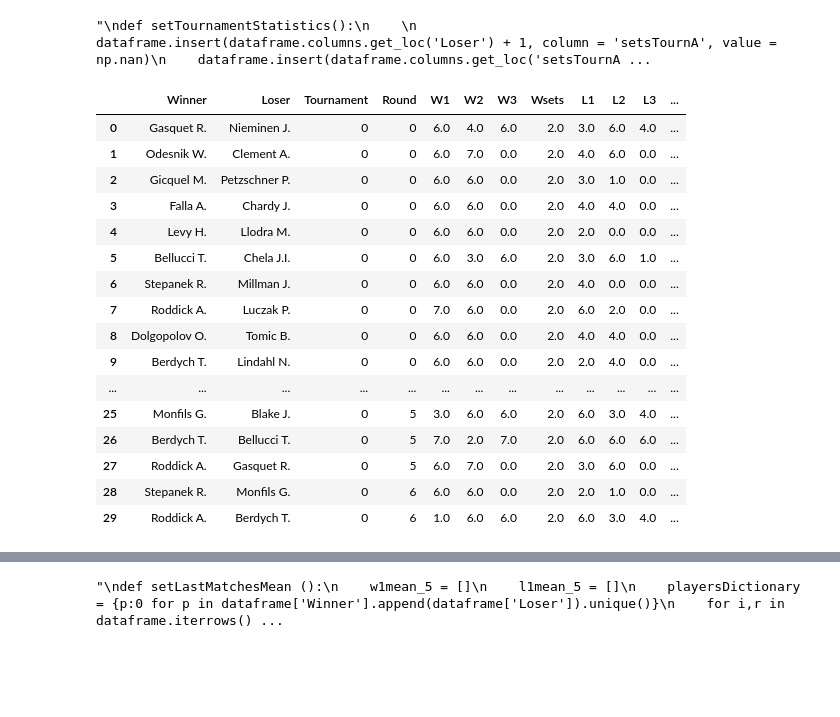
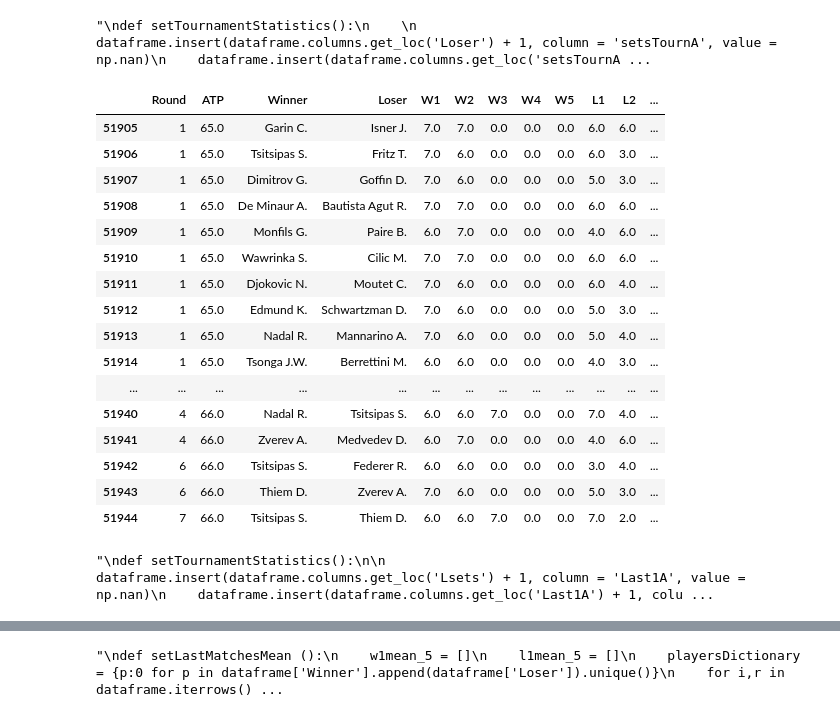
Before and after one commit to RiccardoSpolaor/Predict_Winner_2020_Australian_Open, a Jupyter notebook: 05 Adding New Variables.ipynb, the cells around one changed output, grey strips where cells are left out. Saved outputs shown, nothing was run; the diff lists cells and outputs as text; code cells hidden in the pictures; blank space fills up the shorter version.

```diff
--- a/05 Adding New Variables.ipynb
+++ b/05 Adding New Variables.ipynb
@@ -209,4 +250,25 @@ setTournamentStatistics()
+# %%
+dataframe.tail(40)[['Round','ATP','Winner','Loser','W1','W2','W3','W4','W5','L1','L2','L3','L4','L5']]
+# %% [output]
+|  | Round | ATP | Winner | Loser | W1 | W2 | W3 | W4 | W5 | L1 | L2 | ... |
+| 51905 | 1 | 65.0 | Garin C. | Isner J. | 7.0 | 7.0 | 0.0 | 0.0 | 0.0 | 6.0 | 6.0 | ... |
+| 51906 | 1 | 65.0 | Tsitsipas S. | Fritz T. | 7.0 | 6.0 | 0.0 | 0.0 | 0.0 | 6.0 | 3.0 | ... |
+| 51907 | 1 | 65.0 | Dimitrov G. | Goffin D. | 7.0 | 6.0 | 0.0 | 0.0 | 0.0 | 5.0 | 3.0 | ... |
+| 51908 | 1 | 65.0 | De Minaur A. | Bautista Agut R. | 7.0 | 7.0 | 0.0 | 0.0 | 0.0 | 6.0 | 6.0 | ... |
+| 51909 | 1 | 65.0 | Monfils G. | Paire B. | 6.0 | 7.0 | 0.0 | 0.0 | 0.0 | 4.0 | 6.0 | ... |
+| 51910 | 1 | 65.0 | Wawrinka S. | Cilic M. | 7.0 | 7.0 | 0.0 | 0.0 | 0.0 | 6.0 | 6.0 | ... |
+| 51911 | 1 | 65.0 | Djokovic N. | Moutet C. | 7.0 | 6.0 | 0.0 | 0.0 | 0.0 | 6.0 | 4.0 | ... |
+| 51912 | 1 | 65.0 | Edmund K. | Schwartzman D. | 7.0 | 6.0 | 0.0 | 0.0 | 0.0 | 5.0 | 3.0 | ... |
+| 51913 | 1 | 65.0 | Nadal R. | Mannarino A. | 7.0 | 6.0 | 0.0 | 0.0 | 0.0 | 5.0 | 4.0 | ... |
+| 51914 | 1 | 65.0 | Tsonga J.W. | Berrettini M. | 6.0 | 6.0 | 0.0 | 0.0 | 0.0 | 4.0 | 3.0 | ... |
+| ... | ... | ... | ... | ... | ... | ... | ... | ... | ... | ... | ... | ... |
+| 51940 | 4 | 66.0 | Nadal R. | Tsitsipas S. | 6.0 | 6.0 | 7.0 | 0.0 | 0.0 | 7.0 | 4.0 | ... |
+| 51941 | 4 | 66.0 | Zverev A. | Medvedev D. | 6.0 | 7.0 | 0.0 | 0.0 | 0.0 | 4.0 | 6.0 | ... |
+| 51942 | 6 | 66.0 | Tsitsipas S. | Federer R. | 6.0 | 6.0 | 0.0 | 0.0 | 0.0 | 3.0 | 4.0 | ... |
+| 51943 | 6 | 66.0 | Thiem D. | Zverev A. | 7.0 | 6.0 | 0.0 | 0.0 | 0.0 | 5.0 | 3.0 | ... |
+| 51944 | 7 | 66.0 | Tsitsipas S. | Thiem D. | 6.0 | 6.0 | 7.0 | 0.0 | 0.0 | 7.0 | 2.0 | ... |
 # %%
+'''
 def setTournamentStatistics():
 
     dataframe.insert(dataframe.columns.get_loc('Lsets') + 1, column = 'Last1A', value = np.nan)
@@ -250,26 +312,11 @@ def setTournamentStatistics():
 
 
 setTournamentStatistics()
+'''
+# %% [output]
+"\ndef setTournamentStatistics():\n\n    dataframe.insert(dataframe.columns.get_loc('Lsets') + 1, column = 'Last1A', value = np.nan)\n    dataframe.insert(dataframe.columns.get_loc('Last1A') + 1, colu ...
 # %%
-dataframe[['Winner', 'Loser','Tournament','Round','W1','W2','W3', 'Wsets', 'L1','L2','L3', 'Lsets', 'Last1A', 'Last2A', 'Last3A', 'LastSetsA', 'Last1B', 'Last2B', 'Last3B', 'LastSetsB']].head(30)
+#dataframe[['Winner', 'Loser','Tournament','Round','W1','W2','W3', 'Wsets', 'L1','L2','L3', 'Lsets', 'Last1A', 'Last2A', 'Last3A', 'LastSetsA', 'Last1B', 'Last2B', 'Last3B', 'LastSetsB']].head(30)
-# %% [output]
-|  | Winner | Loser | Tournament | Round | W1 | W2 | W3 | Wsets | L1 | L2 | L3 | ... |
-| 0 | Gasquet R. | Nieminen J. | 0 | 0 | 6.0 | 4.0 | 6.0 | 2.0 | 3.0 | 6.0 | 4.0 | ... |
-| 1 | Odesnik W. | Clement A. | 0 | 0 | 6.0 | 7.0 | 0.0 | 2.0 | 4.0 | 6.0 | 0.0 | ... |
-| 2 | Gicquel M. | Petzschner P. | 0 | 0 | 6.0 | 6.0 | 0.0 | 2.0 | 3.0 | 1.0 | 0.0 | ... |
-| 3 | Falla A. | Chardy J. | 0 | 0 | 6.0 | 6.0 | 0.0 | 2.0 | 4.0 | 4.0 | 0.0 | ... |
-| 4 | Levy H. | Llodra M. | 0 | 0 | 6.0 | 6.0 | 0.0 | 2.0 | 2.0 | 0.0 | 0.0 | ... |
-| 5 | Bellucci T. | Chela J.I. | 0 | 0 | 6.0 | 3.0 | 6.0 | 2.0 | 3.0 | 6.0 | 1.0 | ... |
-| 6 | Stepanek R. | Millman J. | 0 | 0 | 6.0 | 6.0 | 0.0 | 2.0 | 4.0 | 0.0 | 0.0 | ... |
-| 7 | Roddick A. | Luczak P. | 0 | 0 | 7.0 | 6.0 | 0.0 | 2.0 | 6.0 | 2.0 | 0.0 | ... |
-| 8 | Dolgopolov O. | Tomic B. | 0 | 0 | 6.0 | 6.0 | 0.0 | 2.0 | 4.0 | 4.0 | 0.0 | ... |
-| 9 | Berdych T. | Lindahl N. | 0 | 0 | 6.0 | 6.0 | 0.0 | 2.0 | 2.0 | 4.0 | 0.0 | ... |
-| ... | ... | ... | ... | ... | ... | ... | ... | ... | ... | ... | ... | ... |
-| 25 | Monfils G. | Blake J. | 0 | 5 | 3.0 | 6.0 | 6.0 | 2.0 | 6.0 | 3.0 | 4.0 | ... |
-| 26 | Berdych T. | Bellucci T. | 0 | 5 | 7.0 | 2.0 | 7.0 | 2.0 | 6.0 | 6.0 | 6.0 | ... |
-| 27 | Roddick A. | Gasquet R. | 0 | 5 | 6.0 | 7.0 | 0.0 | 2.0 | 3.0 | 6.0 | 0.0 | ... |
-| 28 | Stepanek R. | Monfils G. | 0 | 6 | 6.0 | 6.0 | 0.0 | 2.0 | 2.0 | 1.0 | 0.0 | ... |
-| 29 | Roddick A. | Berdych T. | 0 | 6 | 1.0 | 6.0 | 6.0 | 2.0 | 6.0 | 3.0 | 4.0 | ... |
 # %%
 # Itero una volta aggiungendo la feature delle partite giocate da perdente e vincitore finora
 
```
Also changed, not shown: parts of 9 cells of this notebook, 11 other files.
